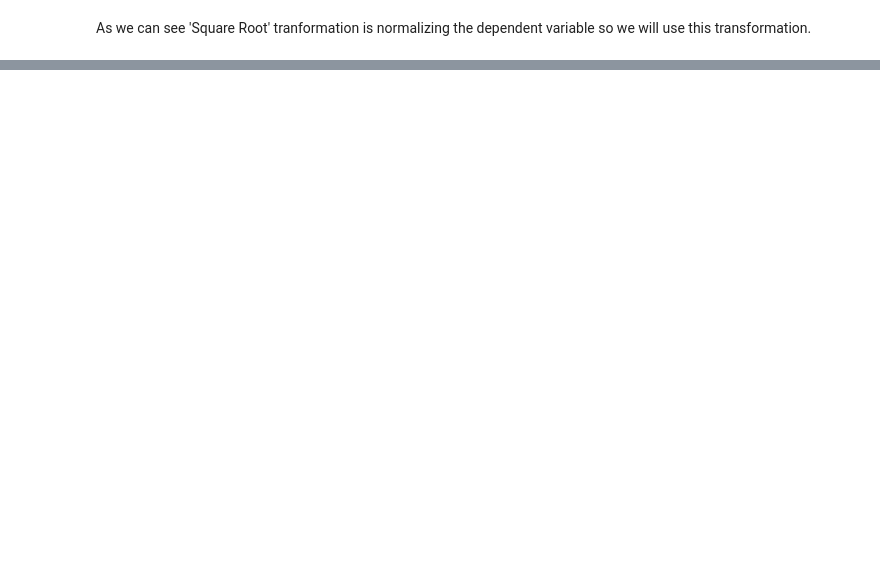
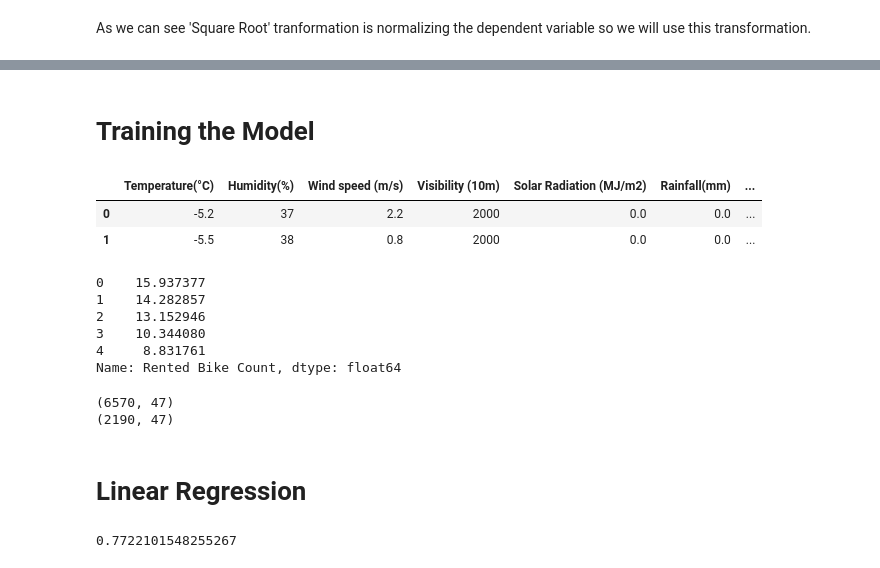
Before and after one commit to ShubhKjoshi/Bike_sharing_demand_prediction_Capstone-_project_Regression, a Jupyter notebook: Bike_Sharing_Demand_Prediction_Capstone_Project.ipynb, the cells around one changed output, grey strips where cells are left out. Drawn from its saved outputs; the diff is of its cells as text; code cells hidden in the pictures; blank space fills up the shorter version.

```diff
--- a/Bike_Sharing_Demand_Prediction_Capstone_Project.ipynb
+++ b/Bike_Sharing_Demand_Prediction_Capstone_Project.ipynb
@@ -468,2 +505,4 @@ Text(0.5, 1.0, 'Square root')
 # %% [markdown]
 As we can see 'Square Root' tranformation is normalizing the dependent variable so we will use this transformation.
+# %%
+C_rentalbike_df= rentalbike_df.copy()  # creating the copy of our dataset
@@ -469,0 +511,6 @@ As we can see 'Square Root' tranformation is normalizing the dependent variable
+# %%
+#creating dummy variables for our categorical features
+for col in Categorical_Features :
+    C_rentalbike_df= pd.concat([C_rentalbike_df , pd.get_dummies(C_rentalbike_df[col] ,prefix =col ,drop_first =True)], axis =1)
+    C_rentalbike_df = C_rentalbike_df.drop([col], axis =1)
+C_rentalbike_df.head()
@@ -469,0 +542,32 @@ As we can see 'Square Root' tranformation is normalizing the dependent variable
+# %% [markdown]
+# Training the Model
+# %%
+#seperating the columns as X and Y
+X = C_rentalbike_df.drop(columns=['Rented Bike Count'], axis=1)
+y = np.sqrt(C_rentalbike_df['Rented Bike Count'])
+# %%
+pd.set_option('display.max_columns', 1000)
+X.head(2)
+# %% [output]
+|  | Temperature(°C) | Humidity(%) | Wind speed (m/s) | Visibility (10m) | Solar Radiation (MJ/m2) | Rainfall(mm) | ... |
+| 0 | -5.2 | 37 | 2.2 | 2000 | 0.0 | 0.0 | ... |
+| 1 | -5.5 | 38 | 0.8 | 2000 | 0.0 | 0.0 | ... |
+# %%
+y.head()
+# %% [output]
+0    15.937377
+1    14.282857
+2    13.152946
+3    10.344080
+4     8.831761
+Name: Rented Bike Count, dtype: float64
+# %%
+#Creat test and train data
+X_train, X_test, y_train, y_test = train_test_split(X,y, test_size=0.25, random_state=0)
+print(X_train.shape)
+print(X_test.shape)
+# %% [output]
+(6570, 47)
+(2190, 47)
+# %% [markdown]
+# Linear Regression
@@ -469,0 +577,5 @@ As we can see 'Square Root' tranformation is normalizing the dependent variable
+# %%
+# checking the score
+reg.score(X_train, y_train)
+# %% [output]
+0.7722101548255267
```
Also changed, not shown: parts of 18 cells of this notebook.
